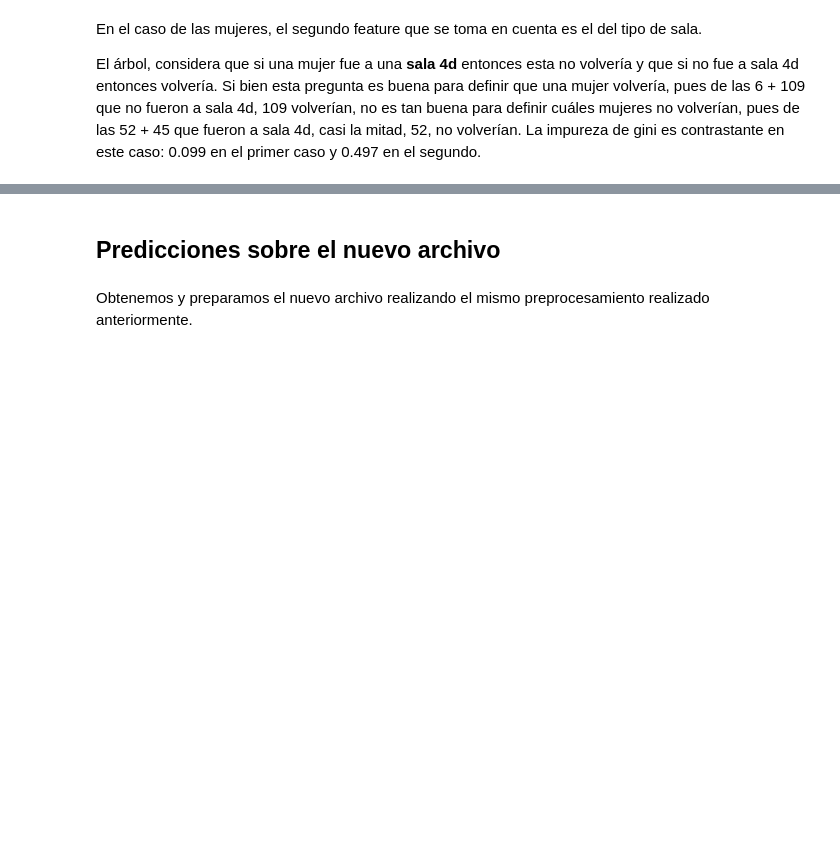
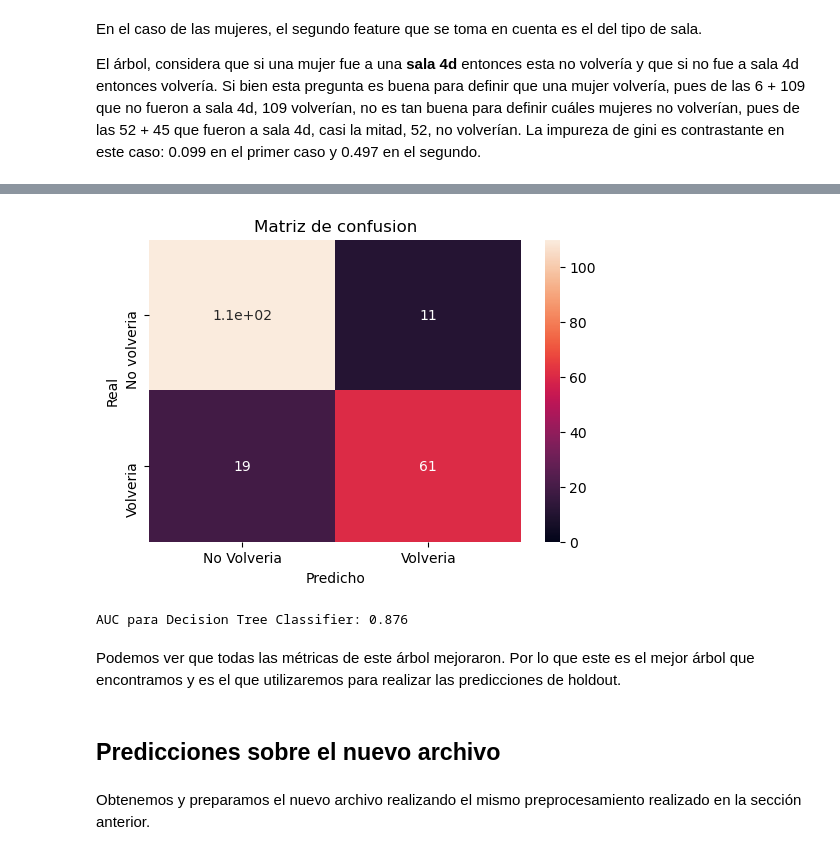
Before and after one commit to brunograssano/TP-Organizacion-de-datos, a Jupyter notebook: TP2/Arbol de decision.ipynb, the cells around one changed output, grey strips where cells are left out. Drawn from its saved outputs; the diff is of its cells as text; code cells hidden in the pictures; blank space fills up the shorter version.

Commit message:
Agrego preprocesamiento a arbol de decision

```diff
--- a/TP2/Arbol de decision.ipynb
+++ b/TP2/Arbol de decision.ipynb
@@ -75,0 +78,6 @@ Los parámetros que se deben definir son:
+# %%
+X_normalizado = conversionAVariablesNumericasNormalizadas(X)
+nombre_de_los_features, X_sin_normalizar = conversionAVariablesNumericas(X)
+# %%
+X_train, X_test, y_train, y_test = train_test_split(X_sin_normalizar, y, test_size=0.25, random_state=0)
+X_normalizado_train, X_normalizado_test, y_normalizado_train, y_normalizado_test = train_test_split(X_normalizado, y, test_size=0.25, random_state=0)
@@ -137,0 +197,8 @@ El árbol, considera que si una mujer fue a una **sala 4d** entonces esta no vol
+# %%
+X_expandido = expansionDelDataset(X)
+
+columnas_codificables_extra = ['pago_categorizado','edades_estratificadas','categoria_invitados']
+columnas_numericas_extra = ['2_clusters','4_clusters','10_clusters','cantidad_total_invitados','total_pagado']
+
+nombre_de_los_features_expandidos, X_arbol_expandido  = conversionAVariablesNumericas(X_expandido,columnas_codificables_extra,columnas_numericas_extra)
+X_expandido_train, X_expandido_test, y_expandido_train, y_expandido_test = train_test_split(X_arbol_expandido, y, test_size=0.25, random_state=0)
@@ -137,0 +207,5 @@ El árbol, considera que si una mujer fue a una **sala 4d** entonces esta no vol
+# %%
+arbol_clasificador_expandido = DecisionTreeClassifier()
+arbol_clasificador_expandido = GridSearchCV(arbol_clasificador_expandido, {'criterion':('gini', 'entropy'), 'max_depth':[1,2,3,4,5,6,7,8,9,10]}, n_jobs = -1)
+arbol_clasificador_expandido.fit(X_expandido_train, y_expandido_train)
+y_pred_expandido = arbol_clasificador_expandido.predict(X_expandido_test)
@@ -138,7 +223,17 @@ El árbol, considera que si una mujer fue a una **sala 4d** entonces esta no vol
+# %%
+mostrarMatrizDeConfusion(y_pred_expandido,y_test)
+# %% [output]
+[figure, added]
+# %%
+mostrarAUCScore(arbol_clasificador_expandido, "Decision Tree Classifier", X_expandido_test, y_expandido_test)
+# %% [output]
+AUC para Decision Tree Classifier: 0.876
+# %% [markdown]
+Podemos ver que todas las métricas de este árbol mejoraron. Por lo que este es el mejor árbol que encontramos y es el que utilizaremos para realizar las predicciones de holdout.
 # %% [markdown]
 ## Predicciones sobre el nuevo archivo
 # %% [markdown]
-Obtenemos y preparamos el nuevo archivo realizando el mismo preprocesamiento realizado anteriormente.
+Obtenemos y preparamos el nuevo archivo realizando el mismo preprocesamiento realizado en la sección anterior.
 # %%
 holdout = obtenerHoldout()
 holdout = prepararSetDeHoldout(holdout)
```
Also changed, not shown: parts of 24 cells of this notebook.
